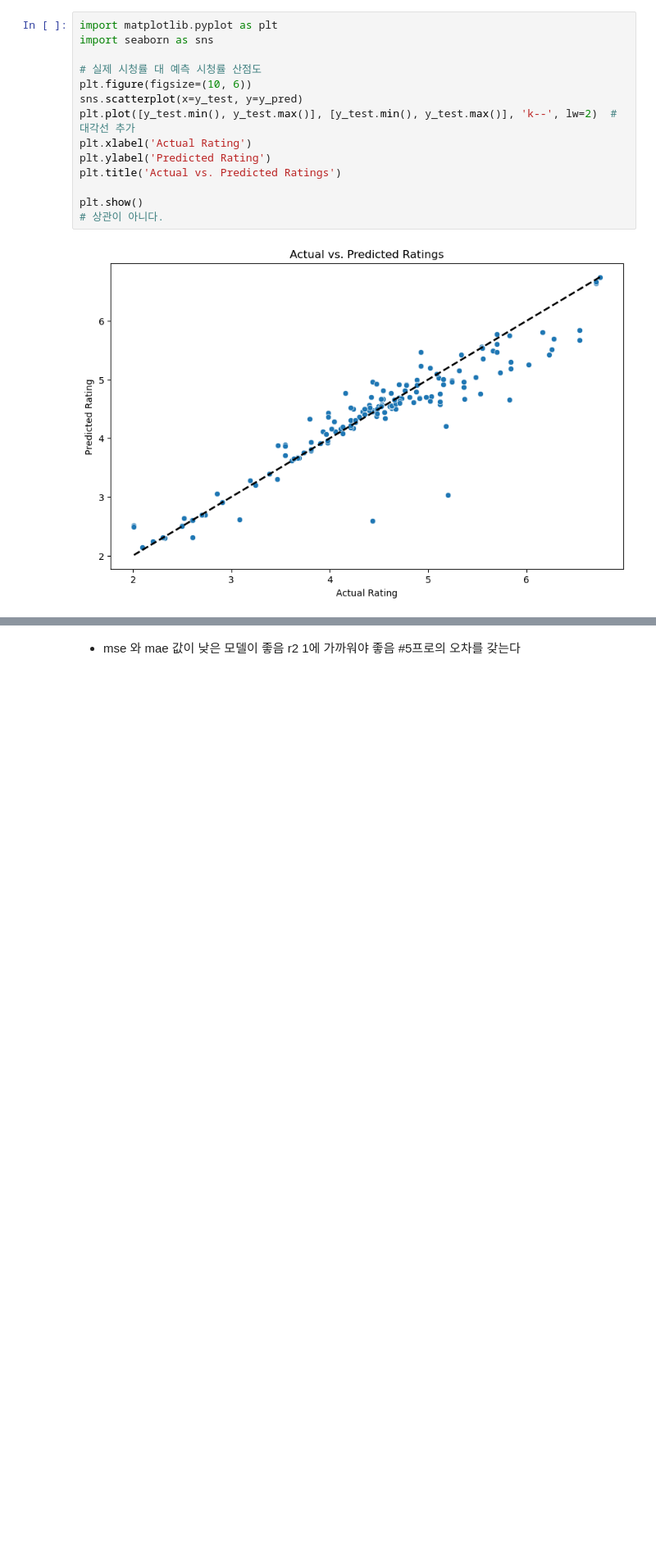
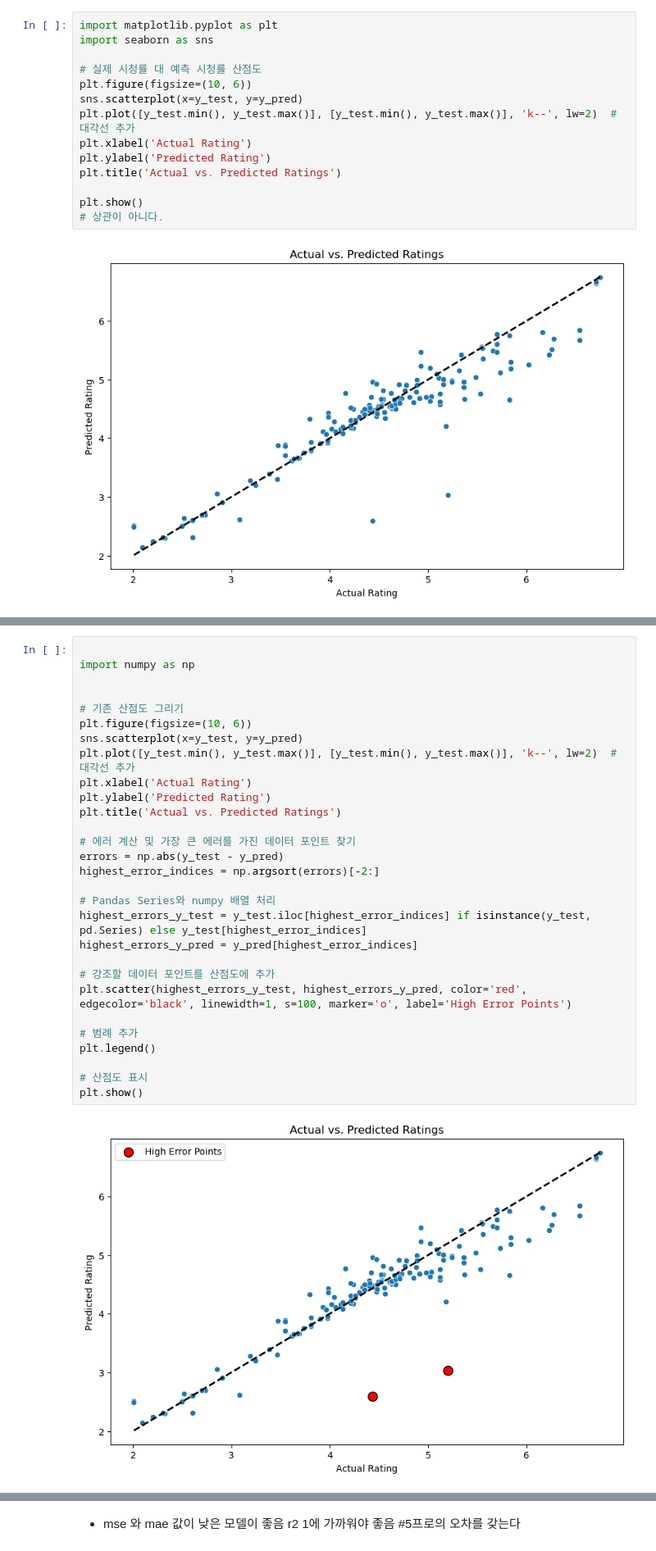
Before and after one commit to LEESUSUSUSU/zero_Project, a Jupyter notebook: 미니프로젝트/ML_Project/youquiz_Ml_project/youquiz_Ml.ipynb, the cells around one changed output, grey strips where cells are left out. Shown at 82% size. Cells and saved outputs as stored; diff of their text form; blank space fills up the shorter version.

```diff
--- a/미니프로젝트/ML_Project/youquiz_Ml_project/youquiz_Ml.ipynb
+++ b/미니프로젝트/ML_Project/youquiz_Ml_project/youquiz_Ml.ipynb
@@ -176,0 +198,31 @@ plt.show()
+# %%
+
+import numpy as np
+
+
+# 기존 산점도 그리기
+plt.figure(figsize=(10, 6))
+sns.scatterplot(x=y_test, y=y_pred)
+plt.plot([y_test.min(), y_test.max()], [y_test.min(), y_test.max()], 'k--', lw=2)  # 대각선 추가
+plt.xlabel('Actual Rating')
+plt.ylabel('Predicted Rating')
+plt.title('Actual vs. Predicted Ratings')
+
+# 에러 계산 및 가장 큰 에러를 가진 데이터 포인트 찾기
+errors = np.abs(y_test - y_pred)
+highest_error_indices = np.argsort(errors)[-2:]
+
+# Pandas Series와 numpy 배열 처리
+highest_errors_y_test = y_test.iloc[highest_error_indices] if isinstance(y_test, pd.Series) else y_test[highest_error_indices]
+highest_errors_y_pred = y_pred[highest_error_indices]
+
+# 강조할 데이터 포인트를 산점도에 추가
+plt.scatter(highest_errors_y_test, highest_errors_y_pred, color='red', edgecolor='black', linewidth=1, s=100, marker='o', label='High Error Points')
+
+# 범례 추가
+plt.legend()
+
+# 산점도 표시
+plt.show()
+# %% [output]
+[figure, added]
```
Also changed, not shown: parts of 17 cells of this notebook.
